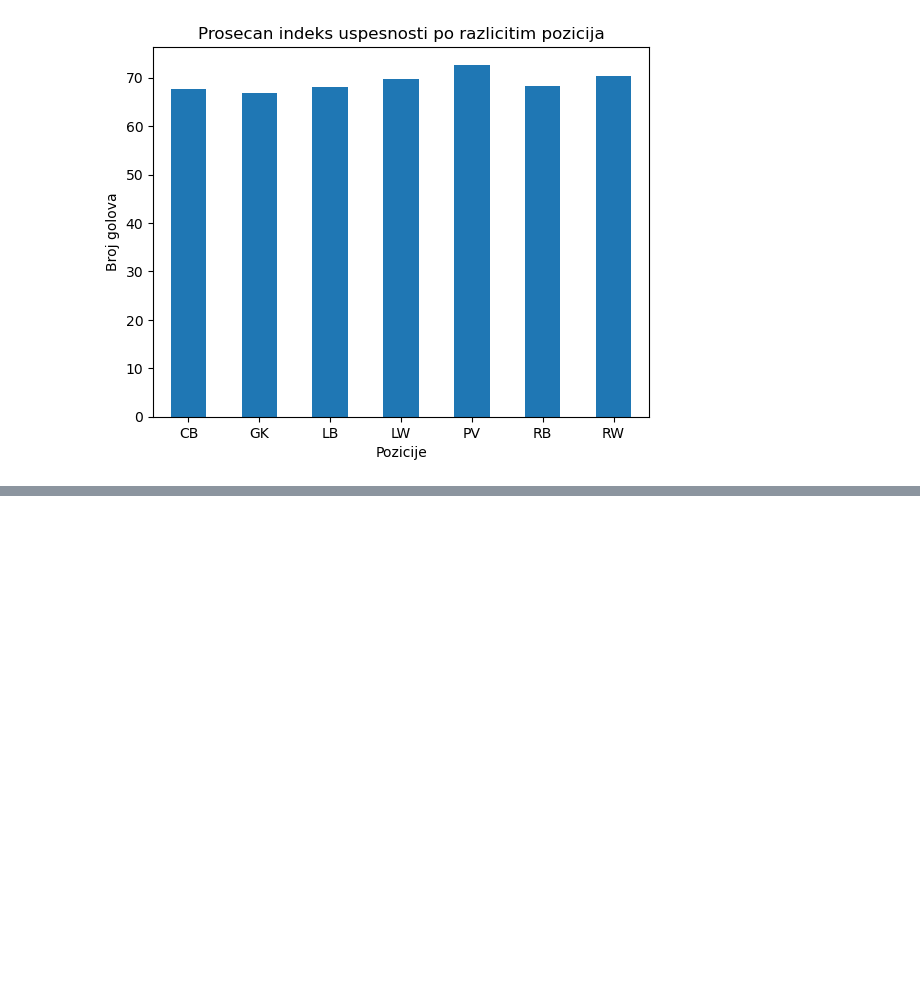
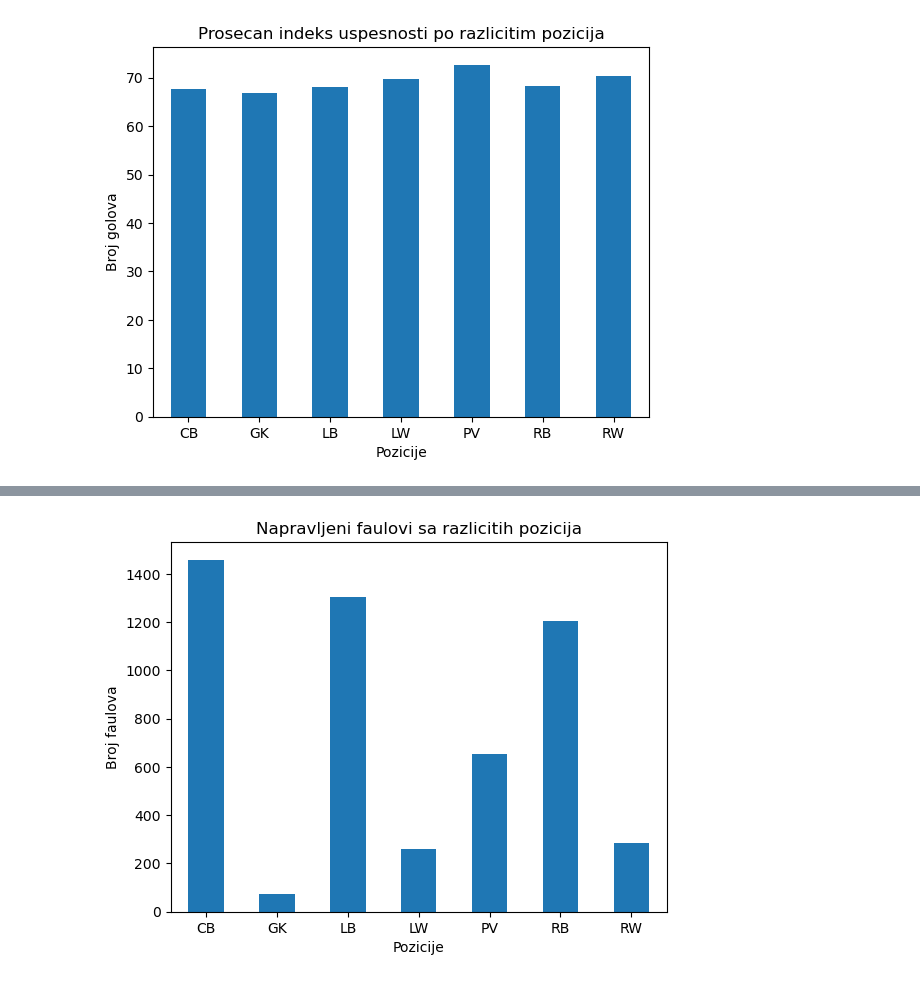
Before and after one commit to NemanjaGojkovic/Primena_naprednih_metoda_klasterovanja_u_rukometnoj_Bundes_ligi, a Jupyter notebook: Analiza podataka.ipynb, the cells around one changed output, grey strips where cells are left out. Cells and saved outputs as stored; diff of their text form; code cells hidden in the pictures; blank space fills up the shorter version.

```diff
--- a/Analiza podataka.ipynb
+++ b/Analiza podataka.ipynb
@@ -100,0 +119,9 @@ plt.show()
+# %%
+df.groupby('POSITION').sum()['TF'].plot(kind='bar')
+plt.title('Napravljeni faulovi sa razlicitih pozicija')
+plt.xlabel('Pozicije')
+plt.ylabel('Broj faulova')
+plt.xticks(rotation=0)
+plt.show()
+# %% [output]
+[figure, added]
```
Also changed, not shown: parts of 17 cells of this notebook.
